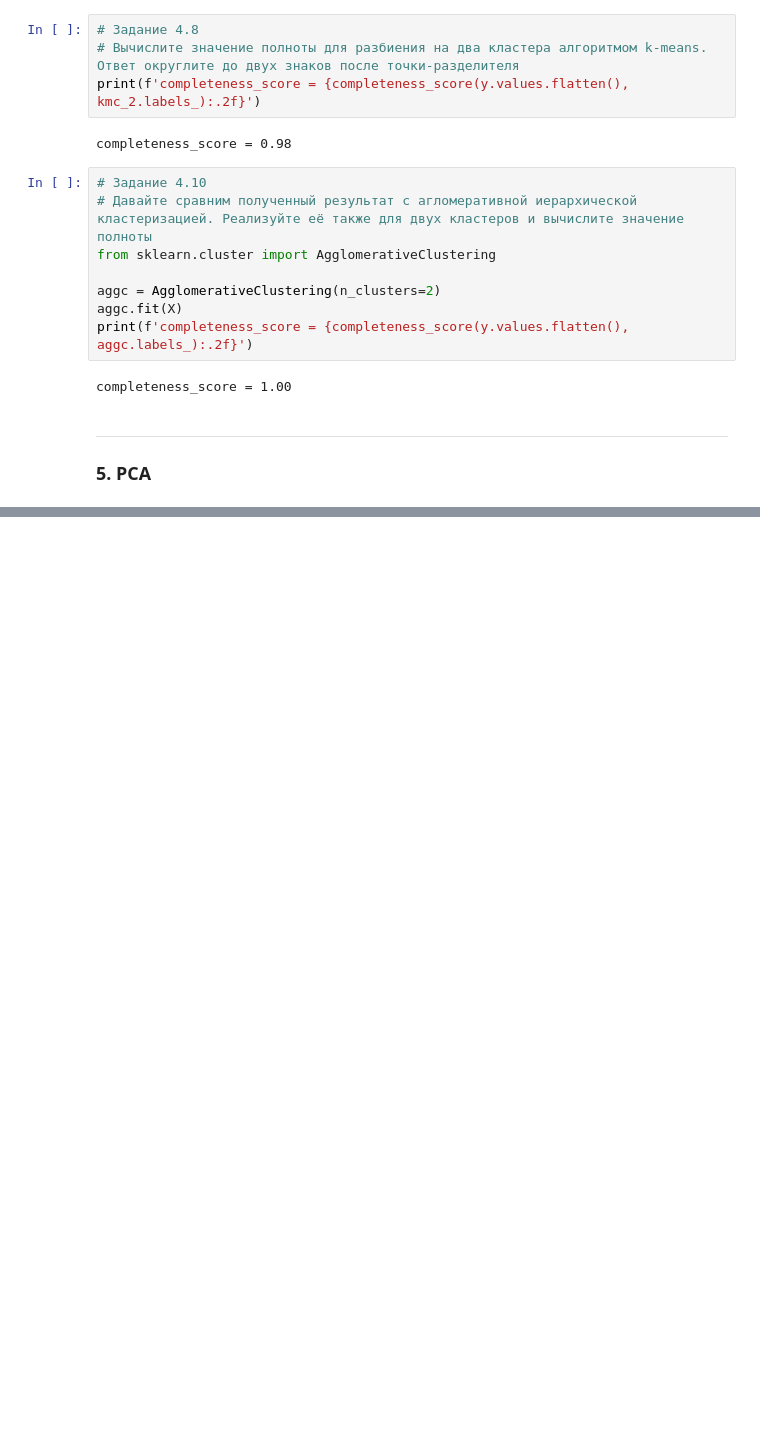
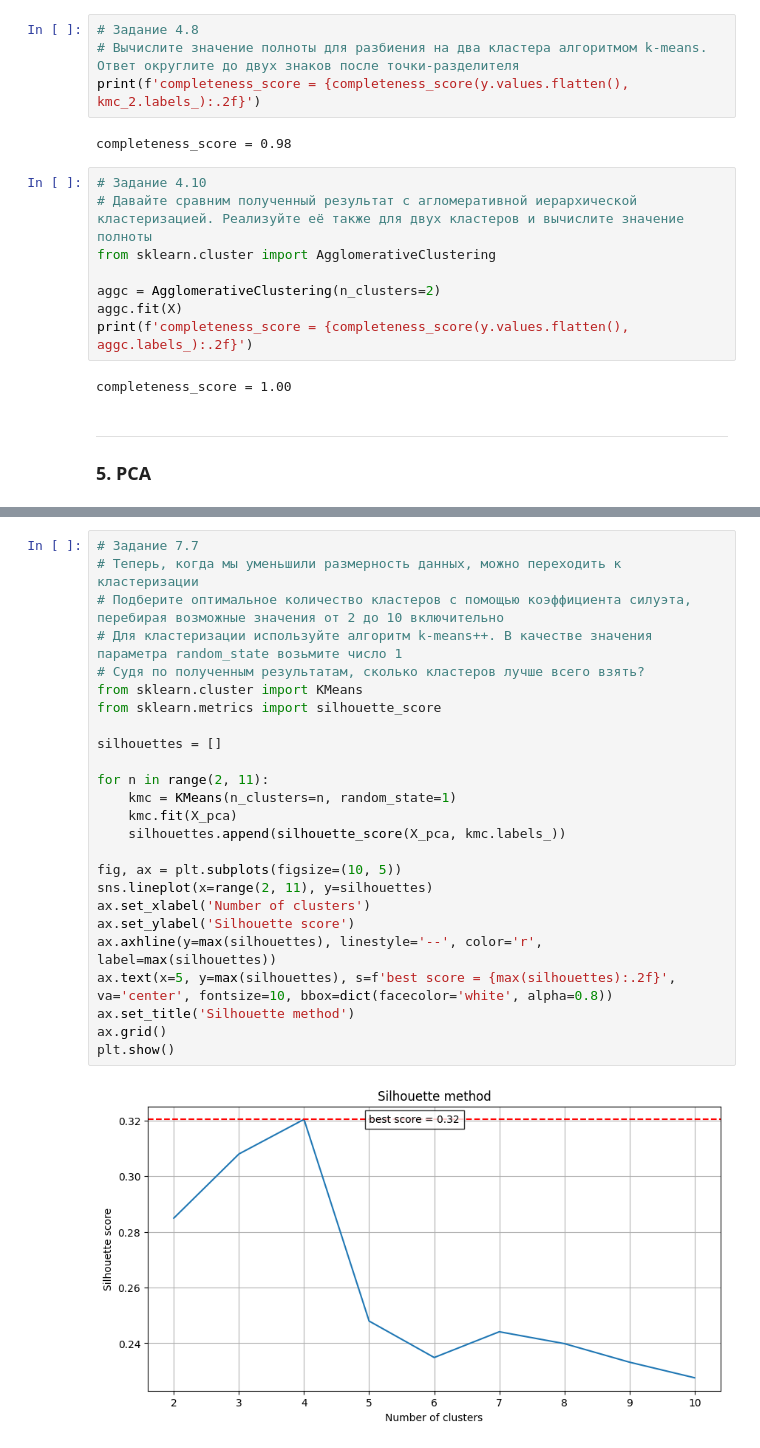
Before and after one commit to Blooodniy/SF_DS, a Jupyter notebook: MATH&ML/MATH&ML-11. Кластеризация и техники понижения размерности. Часть II/MATH&ML-11.ipynb, the cells around one changed output, grey strips where cells are left out. Drawn from its saved outputs; the diff is of its cells as text; blank space fills up the shorter version.

```diff
--- a/MATH&ML/MATH&ML-11. Кластеризация и техники понижения размерности. Часть II/MATH&ML-11.ipynb
+++ b/MATH&ML/MATH&ML-11. Кластеризация и техники понижения размерности. Часть II/MATH&ML-11.ipynb
@@ -236,0 +574,27 @@ completeness_score = 1.00
+# %%
+# Задание 7.7
+# Теперь, когда мы уменьшили размерность данных, можно переходить к кластеризации
+# Подберите оптимальное количество кластеров с помощью коэффициента силуэта, перебирая возможные значения от 2 до 10 включительно
+# Для кластеризации используйте алгоритм k-means++. В качестве значения параметра random_state возьмите число 1
+# Судя по полученным результатам, сколько кластеров лучше всего взять?
+from sklearn.cluster import KMeans
+from sklearn.metrics import silhouette_score
+
+silhouettes = []
+
+for n in range(2, 11):
+    kmc = KMeans(n_clusters=n, random_state=1)
+    kmc.fit(X_pca)
+    silhouettes.append(silhouette_score(X_pca, kmc.labels_))
+
+fig, ax = plt.subplots(figsize=(10, 5))
+sns.lineplot(x=range(2, 11), y=silhouettes)
+ax.set_xlabel('Number of clusters')
+ax.set_ylabel('Silhouette score')
+ax.axhline(y=max(silhouettes), linestyle='--', color='r', label=max(silhouettes))
+ax.text(x=5, y=max(silhouettes), s=f'best score = {max(silhouettes):.2f}', va='center', fontsize=10, bbox=dict(facecolor='white', alpha=0.8))
+ax.set_title('Silhouette method')
+ax.grid()
+plt.show()
+# %% [output]
+[figure, added]
```
Also changed, not shown: parts of 46 cells of this notebook, 1 other file.
